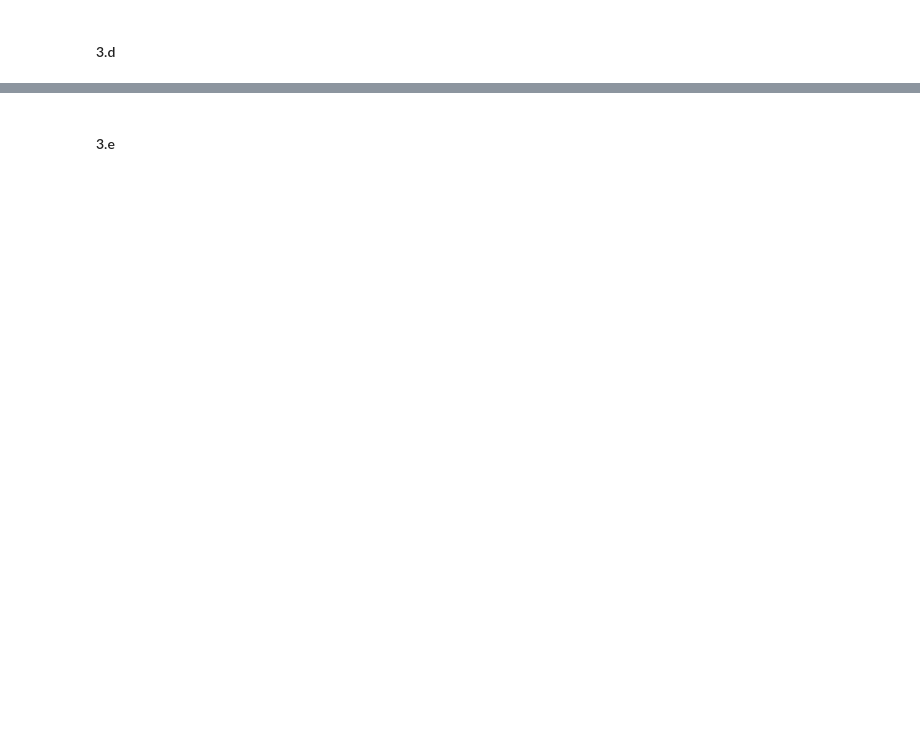
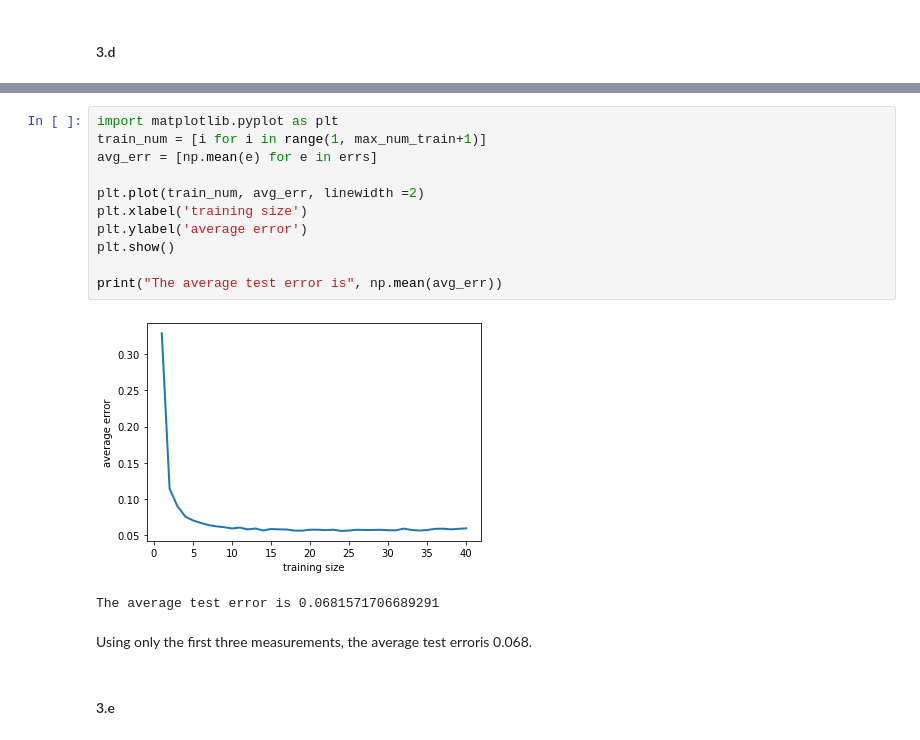
Before and after one commit to yifu-hou/CMSC35300, a Jupyter notebook: hw/hw3.ipynb, the cells around one changed output, grey strips where cells are left out. Saved outputs shown, nothing was run; the diff lists cells and outputs as text; blank space fills up the shorter version.

```diff
--- a/hw/hw3.ipynb
+++ b/hw/hw3.ipynb
@@ -154,2 +223,18 @@ LinAlgError: Singular matrix
+# %%
+import matplotlib.pyplot as plt
+train_num = [i for i in range(1, max_num_train+1)]
+avg_err = [np.mean(e) for e in errs]
+
+plt.plot(train_num, avg_err, linewidth =2)
+plt.xlabel('training size')
+plt.ylabel('average error')
+plt.show()
+
+print("The average test error is", np.mean(avg_err))
+# %% [output]
+[figure, added]
+The average test error is 0.0681571706689291
+# %% [markdown]
+Using only the first three measurements, the average test erroris 0.068.
 # %% [markdown]
 #### 3.e
```
Also changed, not shown: parts of 16 cells of this notebook.
